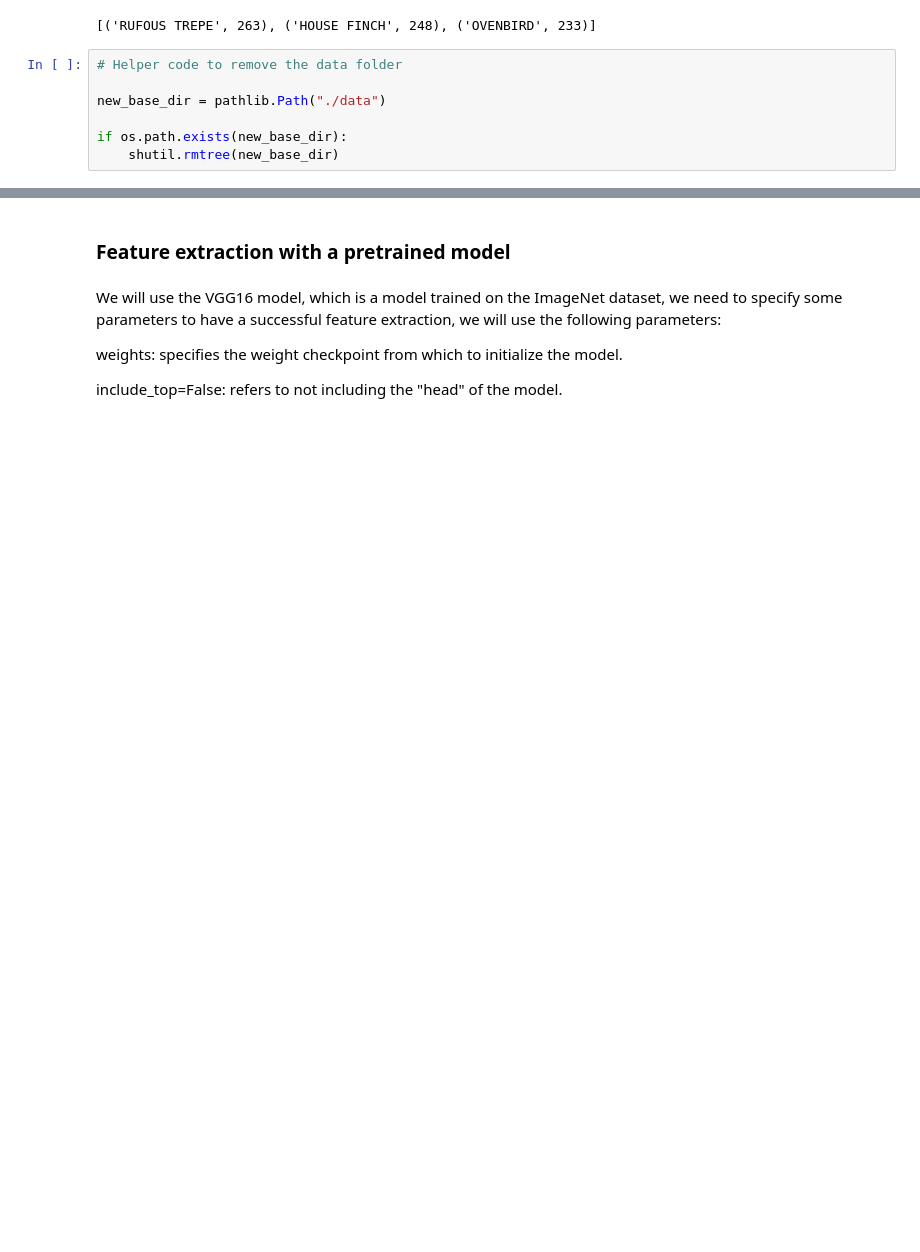
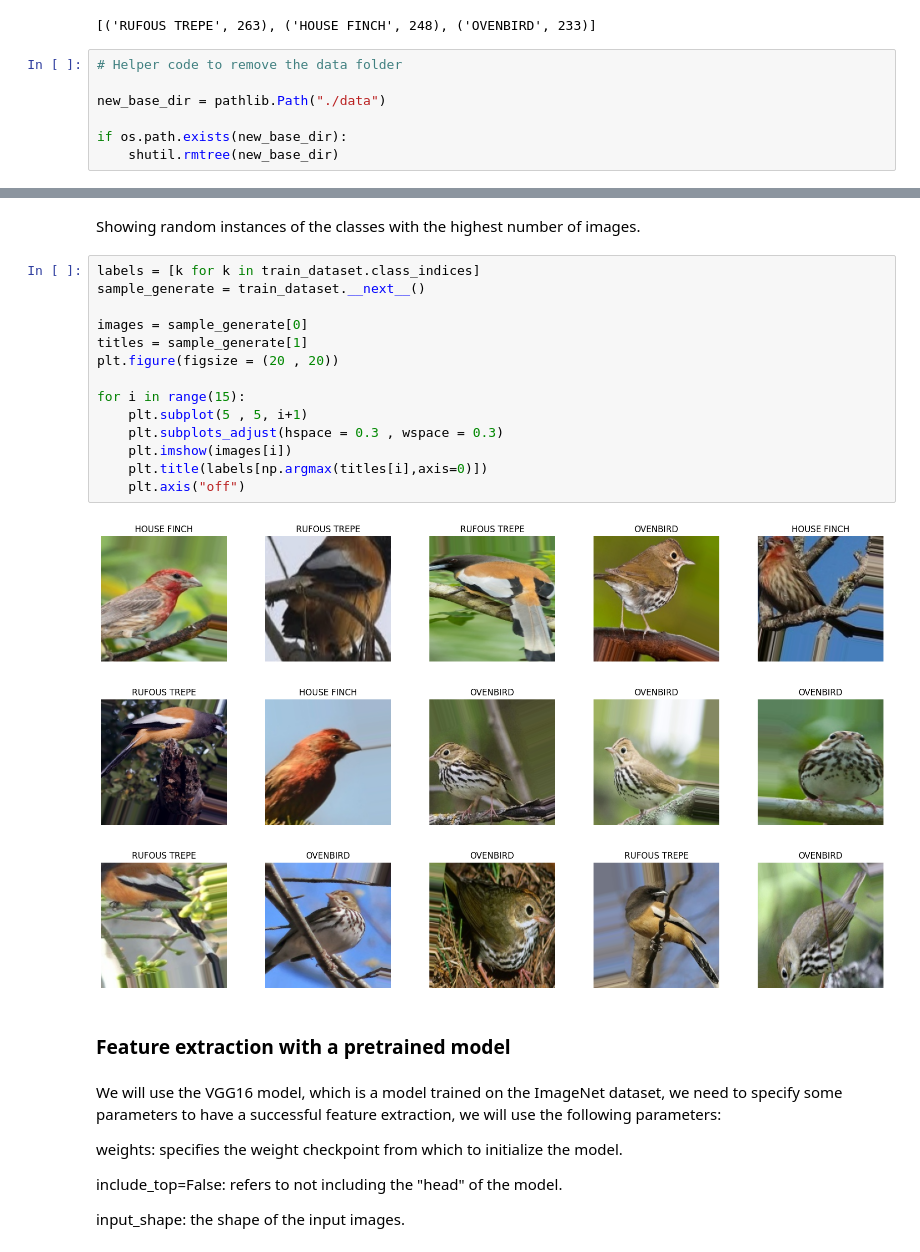
Before and after one commit to DiegoBoos/CSCN8010-lab-submissions, a Jupyter notebook: students_submissions/8946481/lab10.ipynb, the cells around one changed output, grey strips where cells are left out. Saved outputs shown, nothing was run; the diff lists cells and outputs as text; blank space fills up the shorter version.

```diff
--- a/students_submissions/8946481/lab10.ipynb
+++ b/students_submissions/8946481/lab10.ipynb
@@ -58,3 +116,21 @@ make_top_3_subset("valid",validation_dir)
+# %% [markdown]
+Showing random instances of the classes with the highest number of images.
+# %%
+labels = [k for k in train_dataset.class_indices]
+sample_generate = train_dataset.__next__()
+
+images = sample_generate[0]
+titles = sample_generate[1]
+plt.figure(figsize = (20 , 20))
+
+for i in range(15):
+    plt.subplot(5 , 5, i+1)
+    plt.subplots_adjust(hspace = 0.3 , wspace = 0.3)
+    plt.imshow(images[i])
+    plt.title(labels[np.argmax(titles[i],axis=0)])
+    plt.axis("off")
+# %% [output]
+[figure, added]
 # %% [markdown]
 ### Feature extraction with a pretrained model
 # %% [markdown]
@@ -63,6 +139,8 @@ We will use the VGG16 model, which is a model trained on the ImageNet dataset, w
 weights: specifies the weight checkpoint from which to initialize the model.
 
 include_top=False: refers to not including the "head" of the model.
+
+input_shape: the shape of the input images.
 # %%
 conv_base = keras.applications.vgg16.VGG16(
     weights="imagenet",
```
Also changed, not shown: parts of 22 cells of this notebook, 7 other files.
